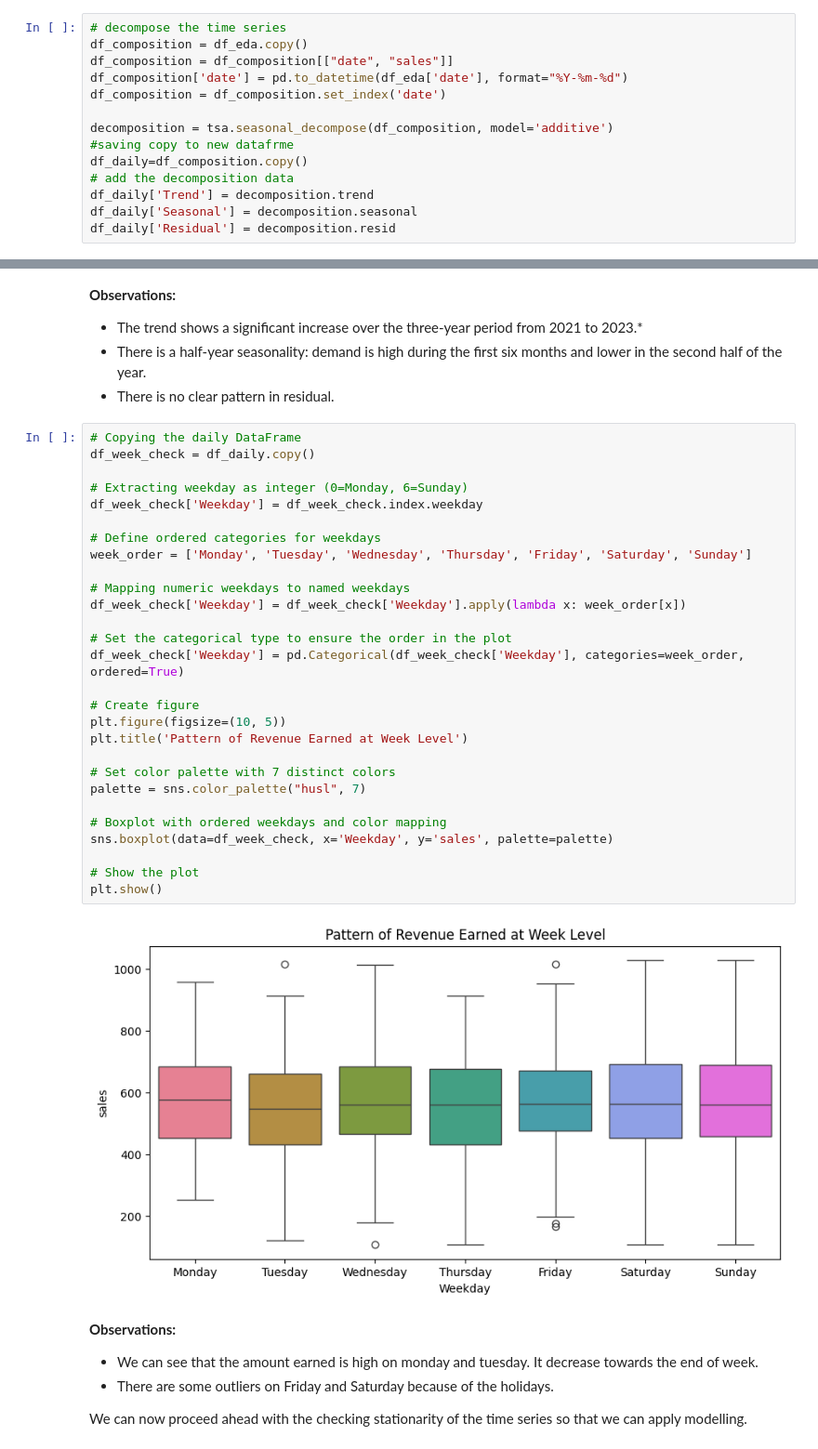
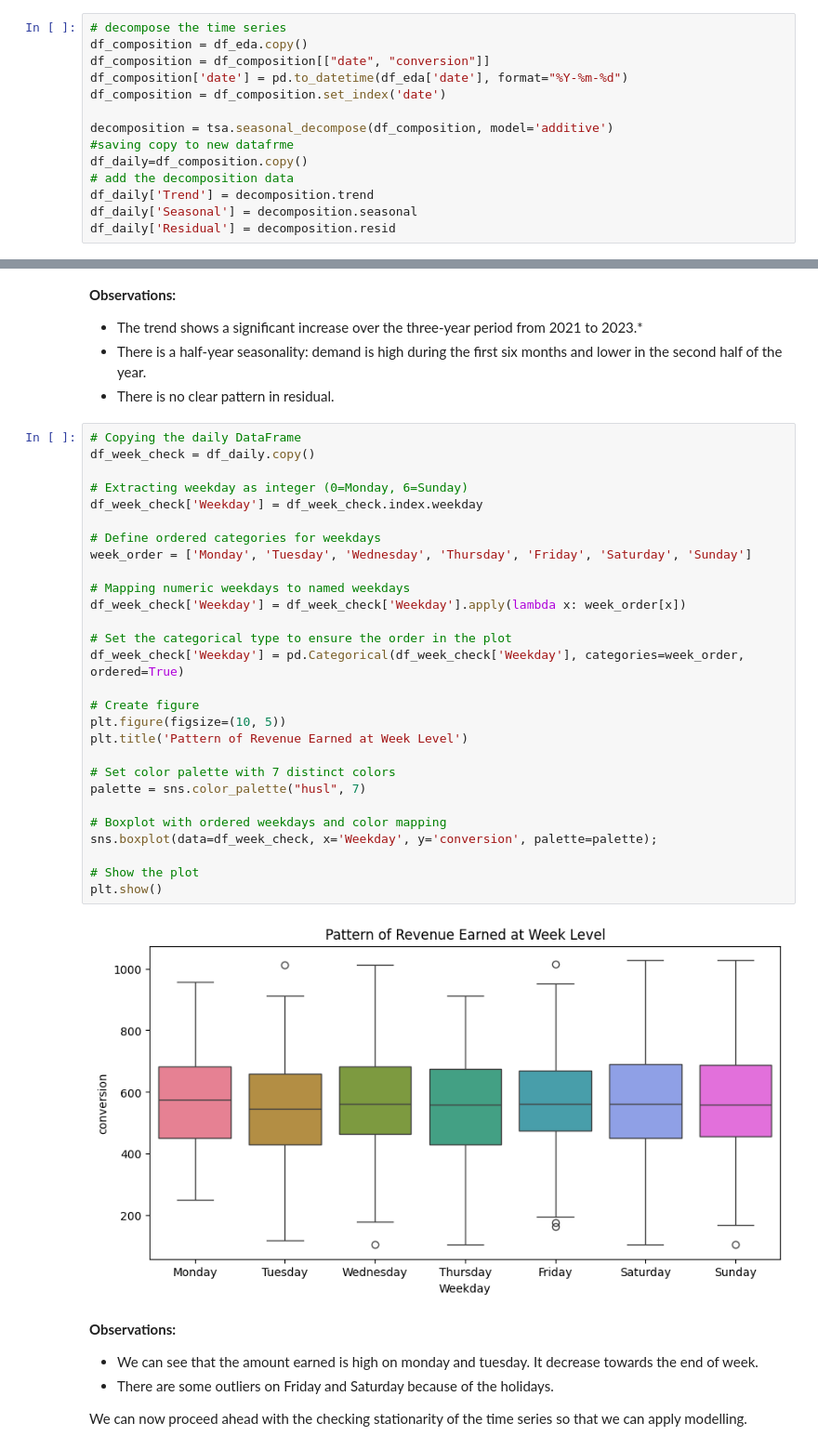
Before and after one commit to Tayerquach/MMM_Project, a Jupyter notebook: notebooks/preprocessing.ipynb, the cells around one changed output, grey strips where cells are left out. Shown at 93% size. Saved outputs shown, nothing was run; the diff lists cells and outputs as text.

```diff
--- a/notebooks/preprocessing.ipynb
+++ b/notebooks/preprocessing.ipynb
@@ -283,7 +285,7 @@ Additive Decomposition : Trend + Seasonality + Residual
 # %%
 # decompose the time series
 df_composition = df_eda.copy()
-df_composition = df_composition[["date", "sales"]]
+df_composition = df_composition[["date", "conversion"]]
 df_composition['date'] = pd.to_datetime(df_eda['date'], format="%Y-%m-%d")
 df_composition = df_composition.set_index('date')
 
@@ -340,33 +342,33 @@ fig.show("svg")
 # %%
 # Copying the daily DataFrame
 df_week_check = df_daily.copy()
 
 # Extracting weekday as integer (0=Monday, 6=Sunday)
 df_week_check['Weekday'] = df_week_check.index.weekday
 
 # Define ordered categories for weekdays
 week_order = ['Monday', 'Tuesday', 'Wednesday', 'Thursday', 'Friday', 'Saturday', 'Sunday']
 
 # Mapping numeric weekdays to named weekdays
 df_week_check['Weekday'] = df_week_check['Weekday'].apply(lambda x: week_order[x])
 
 # Set the categorical type to ensure the order in the plot
 df_week_check['Weekday'] = pd.Categorical(df_week_check['Weekday'], categories=week_order, ordered=True)
 
 # Create figure
 plt.figure(figsize=(10, 5))
 plt.title('Pattern of Revenue Earned at Week Level')
 
 # Set color palette with 7 distinct colors
 palette = sns.color_palette("husl", 7)
 
 # Boxplot with ordered weekdays and color mapping
-sns.boxplot(data=df_week_check, x='Weekday', y='sales', palette=palette)
+sns.boxplot(data=df_week_check, x='Weekday', y='conversion', palette=palette);
 
 # Show the plot
 plt.show()
 # %% [output]
-[figure, old version]
+[figure, new version]
 # %% [markdown]
 **Observations:**
 * We can see that the amount earned is high on monday and tuesday. It decrease towards the end of week.
```
Also changed, not shown: parts of 14 cells of this notebook, 5 other files.
